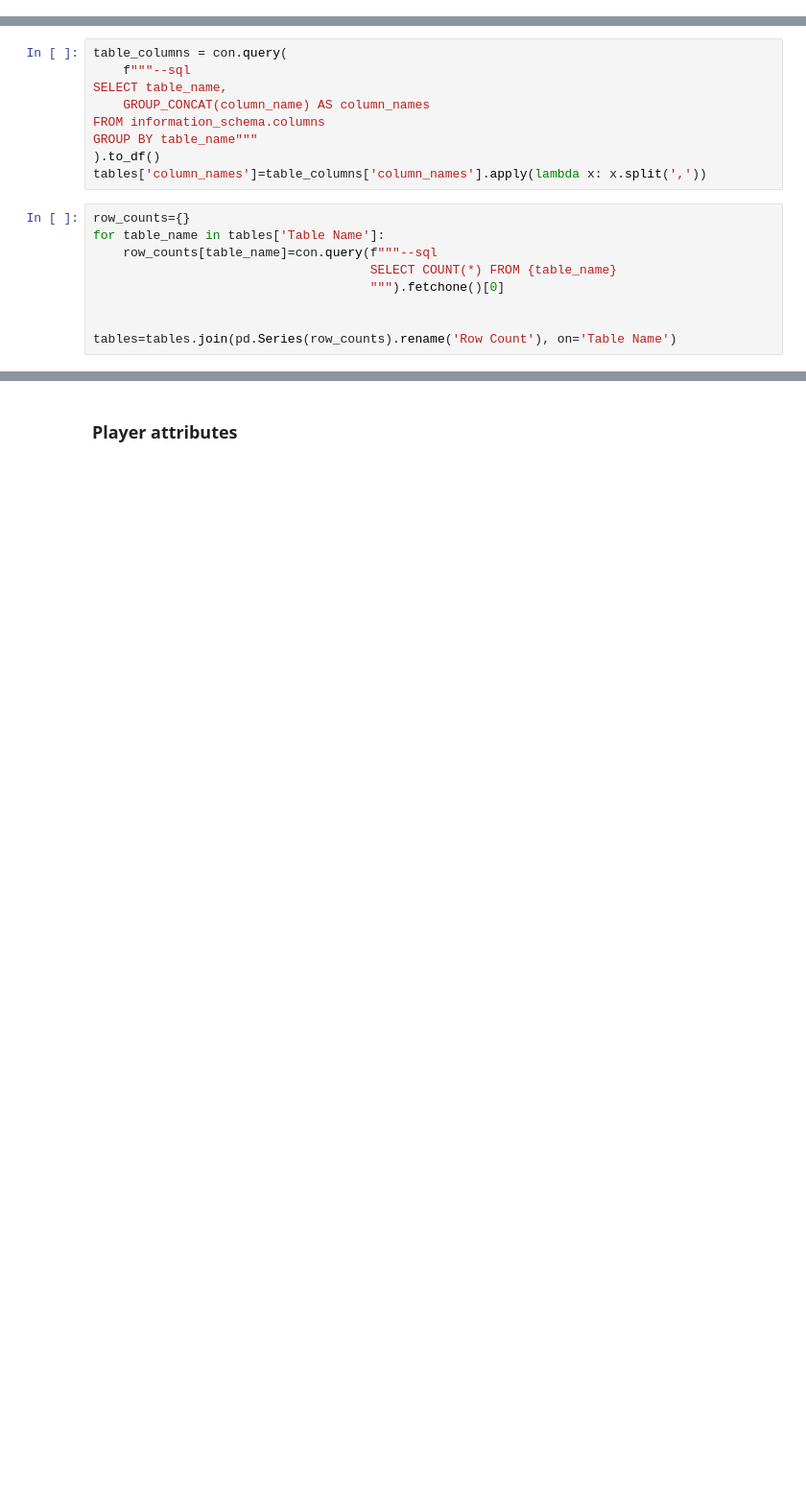
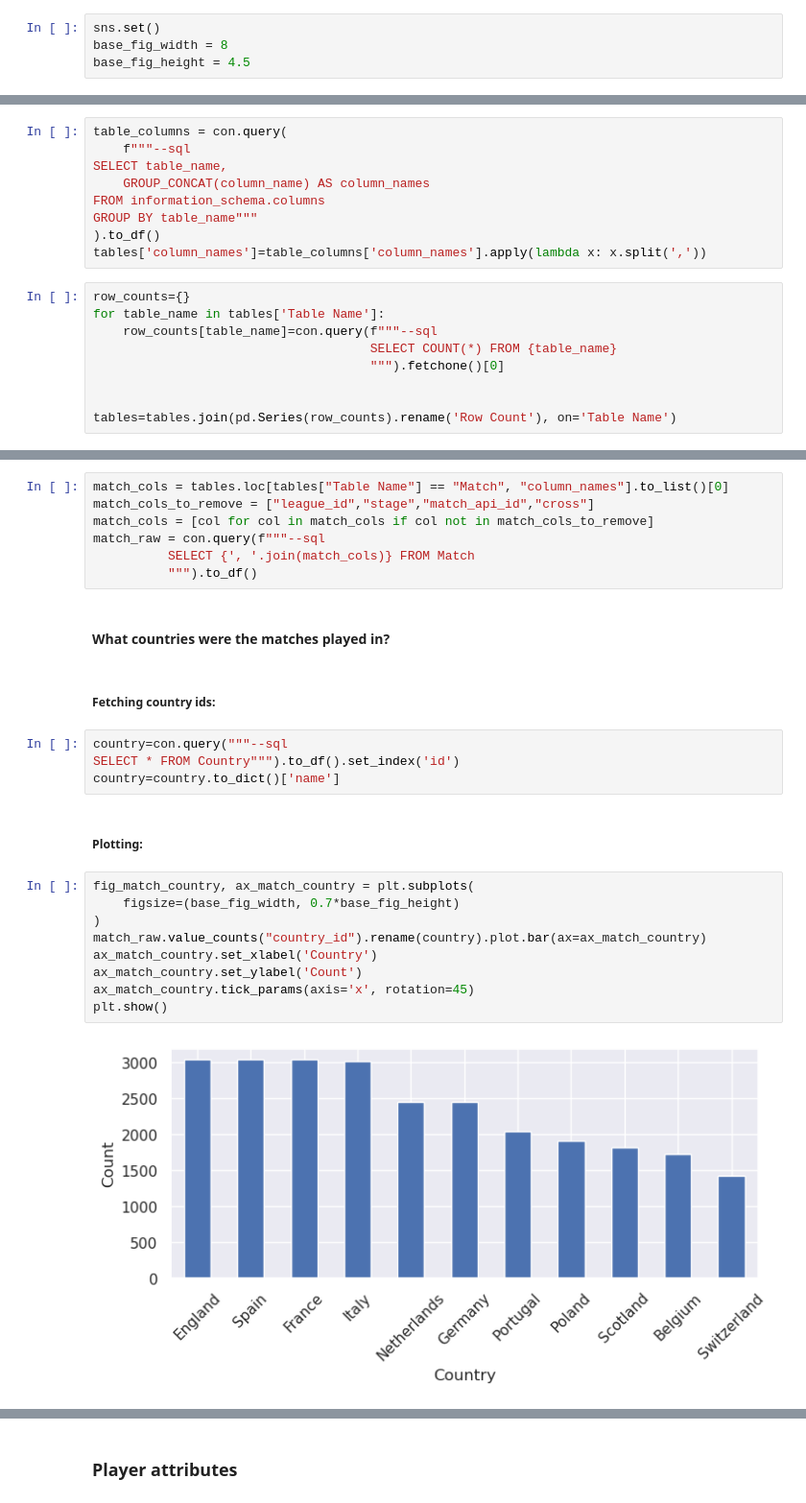
Before and after one commit to gediminas-skvarnavicius/football-db-analysis, a Jupyter notebook: analysis.ipynb, the cells around one changed output, grey strips where cells are left out. Shown at 96% size. Drawn from its saved outputs; the diff is of its cells as text; blank space fills up the shorter version.

Commit message:
match eda

```diff
--- a/analysis.ipynb
+++ b/analysis.ipynb
@@ -8,3 +15,7 @@ import numpy as np
+# %%
+sns.set()
+base_fig_width = 8
+base_fig_height = 4.5
 # %%
 con = duckdb.connect()
 con.execute(f"INSTALL sqlite")
@@ -123,0 +55,28 @@ SELECT count(distinct player_api_id) FROM Player"""
+# %%
+match_cols = tables.loc[tables["Table Name"] == "Match", "column_names"].to_list()[0]
+match_cols_to_remove = ["league_id","stage","match_api_id","cross"]
+match_cols = [col for col in match_cols if col not in match_cols_to_remove]
+match_raw = con.query(f"""--sql
+          SELECT {', '.join(match_cols)} FROM Match
+          """).to_df()
+# %% [markdown]
+#### What countries were the matches played in?
+# %% [markdown]
+##### Fetching country ids:
+# %%
+country=con.query("""--sql
+SELECT * FROM Country""").to_df().set_index('id')
+country=country.to_dict()['name']
+# %% [markdown]
+##### Plotting:
+# %%
+fig_match_country, ax_match_country = plt.subplots(
+    figsize=(base_fig_width, 0.7*base_fig_height)
+)
+match_raw.value_counts("country_id").rename(country).plot.bar(ax=ax_match_country)
+ax_match_country.set_xlabel('Country')
+ax_match_country.set_ylabel('Count')
+ax_match_country.tick_params(axis='x', rotation=45)
+plt.show()
+# %% [output]
+[figure, added]
```
Also changed, not shown: parts of 31 cells of this notebook, 1 other file.
